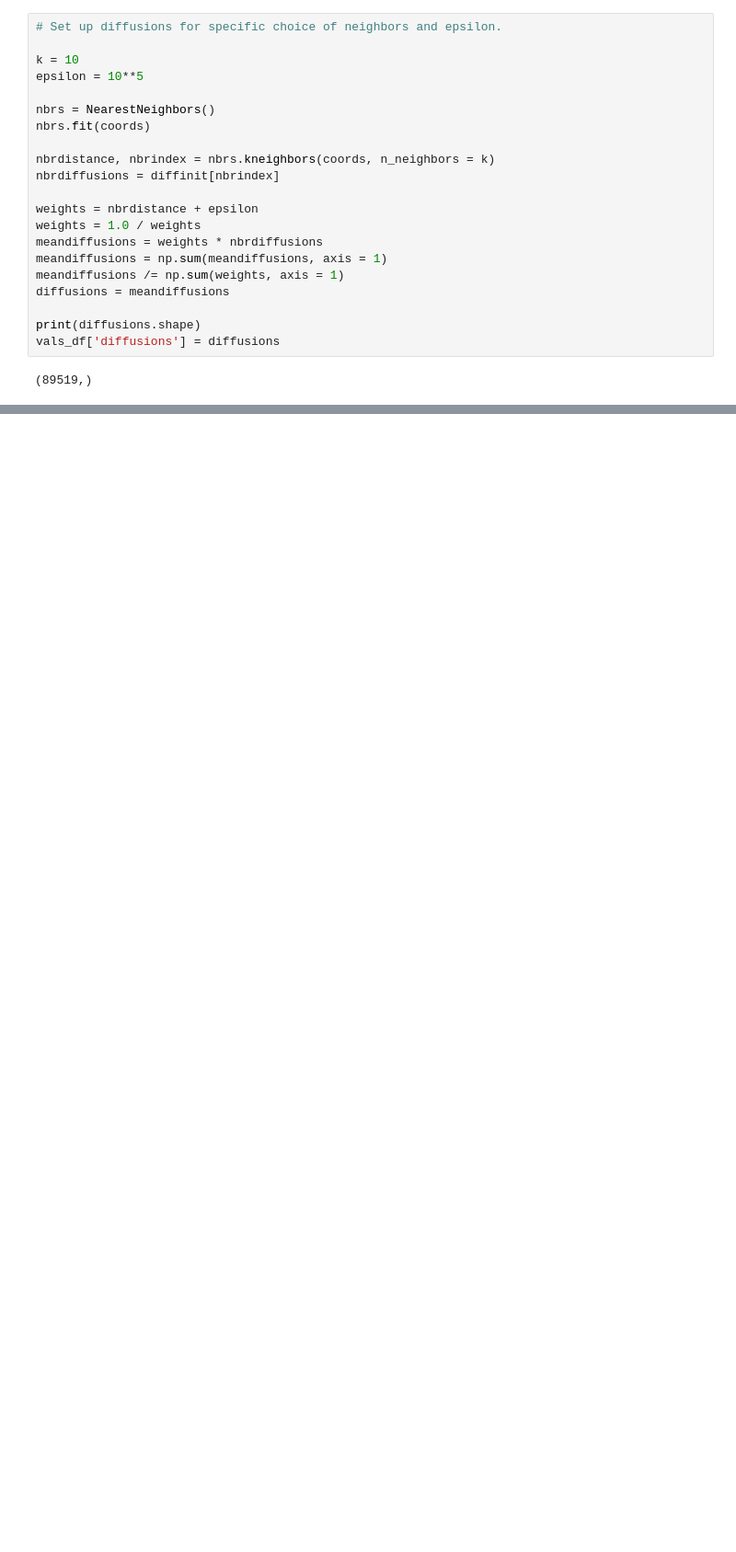
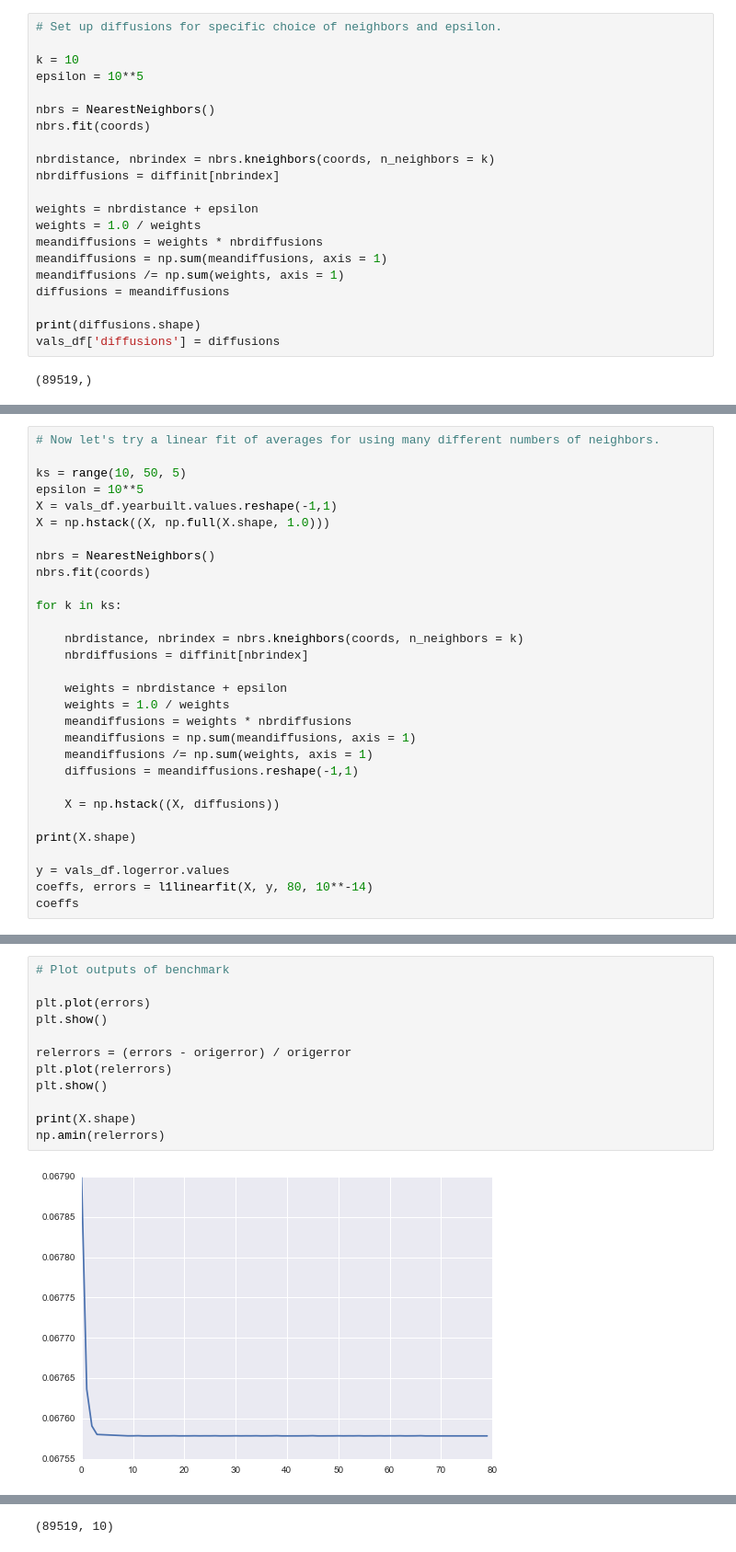
Before and after one commit to MatthewMcGonagle/KaggleZillow, a Jupyter notebook: IsotropicDiffusion.ipynb, the cells around one changed output, grey strips where cells are left out. Shown: that part at 92% size. Saved outputs shown, nothing was run; the diff lists cells and outputs as text; blank space fills up the shorter version.

```diff
--- a/IsotropicDiffusion.ipynb
+++ b/IsotropicDiffusion.ipynb
@@ -363,0 +365,30 @@ np.amin(relerrors)
+# %%
+# Now let's try a linear fit of averages for using many different numbers of neighbors.
+
+ks = range(10, 50, 5)
+epsilon = 10**5
+X = vals_df.yearbuilt.values.reshape(-1,1)
+X = np.hstack((X, np.full(X.shape, 1.0)))
+
+nbrs = NearestNeighbors()
+nbrs.fit(coords)
+
+for k in ks:
+
+    nbrdistance, nbrindex = nbrs.kneighbors(coords, n_neighbors = k)
+    nbrdiffusions = diffinit[nbrindex]
+
+    weights = nbrdistance + epsilon
+    weights = 1.0 / weights
+    meandiffusions = weights * nbrdiffusions
+    meandiffusions = np.sum(meandiffusions, axis = 1)
+    meandiffusions /= np.sum(weights, axis = 1)
+    diffusions = meandiffusions.reshape(-1,1)
+
+    X = np.hstack((X, diffusions))
+
+print(X.shape)
+
+y = vals_df.logerror.values
+coeffs, errors = l1linearfit(X, y, 80, 10**-14)
+coeffs
@@ -363,0 +401,14 @@ np.amin(relerrors)
+# %%
+# Plot outputs of benchmark
+
+plt.plot(errors)
+plt.show()
+
+relerrors = (errors - origerror) / origerror
+plt.plot(relerrors)
+plt.show()
+
+print(X.shape)
+np.amin(relerrors)
+# %% [output]
+[figure, added]
@@ -363,0 +416 @@ np.amin(relerrors)
+(89519, 10)
```
Also changed, not shown: parts of 10 cells of this notebook.
